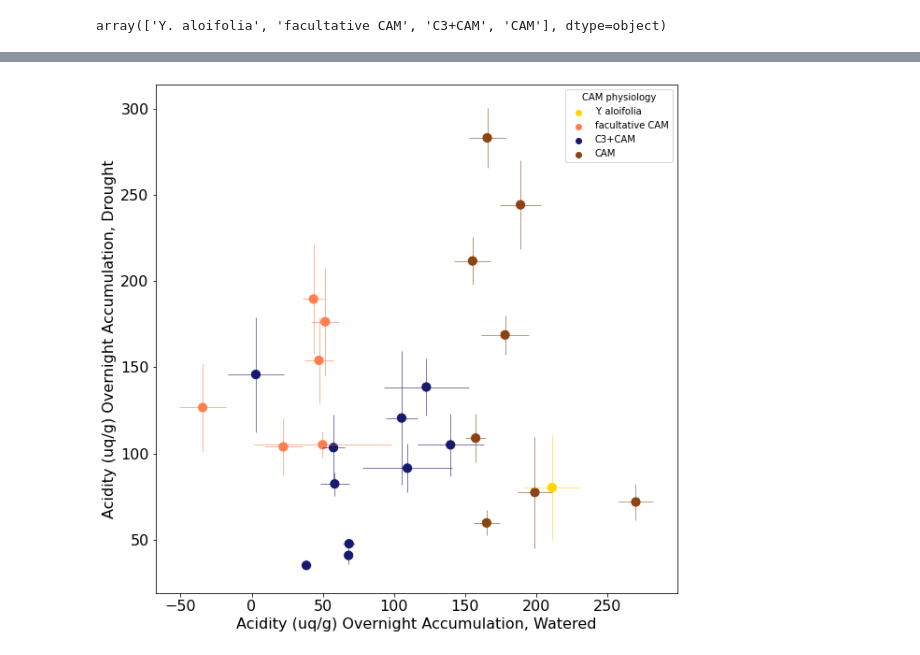
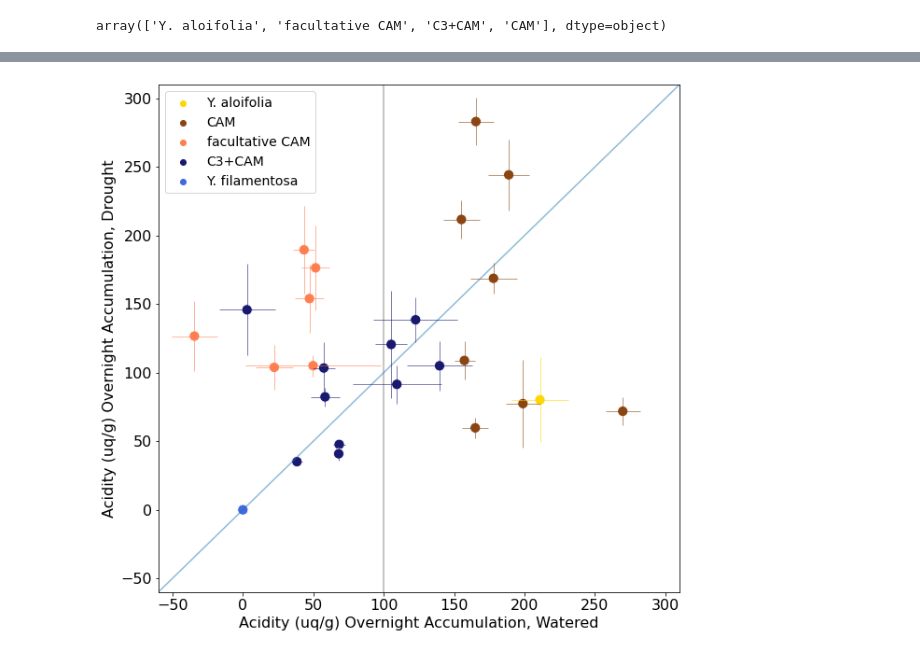
Before and after one commit to achpardo/yucca-genomics, a Jupyter notebook: physiology/titratable_acidity.ipynb, the cells around one changed output, grey strips where cells are left out. Drawn from its saved outputs; the diff is of its cells as text; code cells hidden in the pictures.

Commit message:
Physiology & PCA updates

```diff
--- a/physiology/titratable_acidity.ipynb
+++ b/physiology/titratable_acidity.ipynb
@@ -550,0 +703,8 @@ cpal3 = {"Y. aloifolia":"gold","facultative CAM":"coral","C3+CAM":"midnightblue"
+# %%
+add = {"CAM physiology":["Y. filamentosa"],"Accumulation_W":[0],"Accumulation_D":[0],"SE_W":[0],"SE_D":[0]}
+# %%
+add = pd.DataFrame(add)
+# %%
+plot = pd.concat([plot,add])
+# %%
+plot["physcolor2"] = plot["CAM physiology"].map(cpal3)
@@ -551,21 +713,31 @@ cpal3 = {"Y. aloifolia":"gold","facultative CAM":"coral","C3+CAM":"midnightblue"
 # %%
 # plot the data by physiological category (based on TA data)
 fig,ax = plt.subplots(figsize=(10,10))
-#ax.axvline(x=100,color="dimgray",alpha=0.5)
+ax.axvline(x=100,color="dimgray",alpha=0.5)
 #ax.axhline(y=0,color="dimgray",alpha=0.5)
-#sns.lineplot(x=np.arange(-60,311,10),y=np.arange(-60,311,10),color="tab:blue",alpha=0.5)
+sns.lineplot(x=np.arange(-60,311,10),y=np.arange(-60,311,10),color="tab:blue",alpha=0.5)
 
-sns.scatterplot(data=alldelt,x="Accumulation_W",y="Accumulation_D",hue="CAM physiology",palette=cpal3,s=125)
-plt.errorbar(alldelt["Accumulation_W"],alldelt["Accumulation_D"],xerr=alldelt["SE_W"],yerr=alldelt["SE_D"],
-              fmt="o",alpha=0.75,ecolor=alldelt["physcolor2"],markersize=0,elinewidth=0.75)
+sns.scatterplot(data=plot,x="Accumulation_W",y="Accumulation_D",hue="CAM physiology",palette=cpal3,s=125)
+plt.errorbar(plot["Accumulation_W"],plot["Accumulation_D"],xerr=plot["SE_W"],yerr=plot["SE_D"],
+              fmt="o",alpha=0.75,ecolor=plot["physcolor2"],markersize=0,elinewidth=0.75)
 
 ax.tick_params(which="both",labelsize=16)
-#ax.set_xlim(-60,310)
-#ax.set_ylim(-60,310)
+ax.set_xlim(-60,310)
+ax.set_ylim(-60,310)
+
+# reordering the labels
+handles, labels = plt.gca().get_legend_handles_labels()
+
+# specify order
+order = [0, 3, 1, 2, 4]
+
+# pass handle & labels lists along with order as below
+plt.legend([handles[i] for i in order], [labels[i] for i in order],fontsize=14)
+
 plt.xlabel("Acidity (uq/g) Overnight Accumulation, Watered",fontsize=16)
 plt.ylabel("Acidity (uq/g) Overnight Accumulation, Drought",fontsize=16)
 plt.savefig("./TA_accumulation_byphysTA.png",dpi=300,bbox_inches="tight")
 plt.savefig("./TA_accumulation_byphysTA.pdf",dpi=300,bbox_inches="tight")
 plt.savefig("./TA_accumulation_byphysTA.svg",dpi=300,bbox_inches="tight")
 # %% [output]
-[figure, old version]
+[figure, new version]
```
Also changed, not shown: parts of 21 cells of this notebook.
